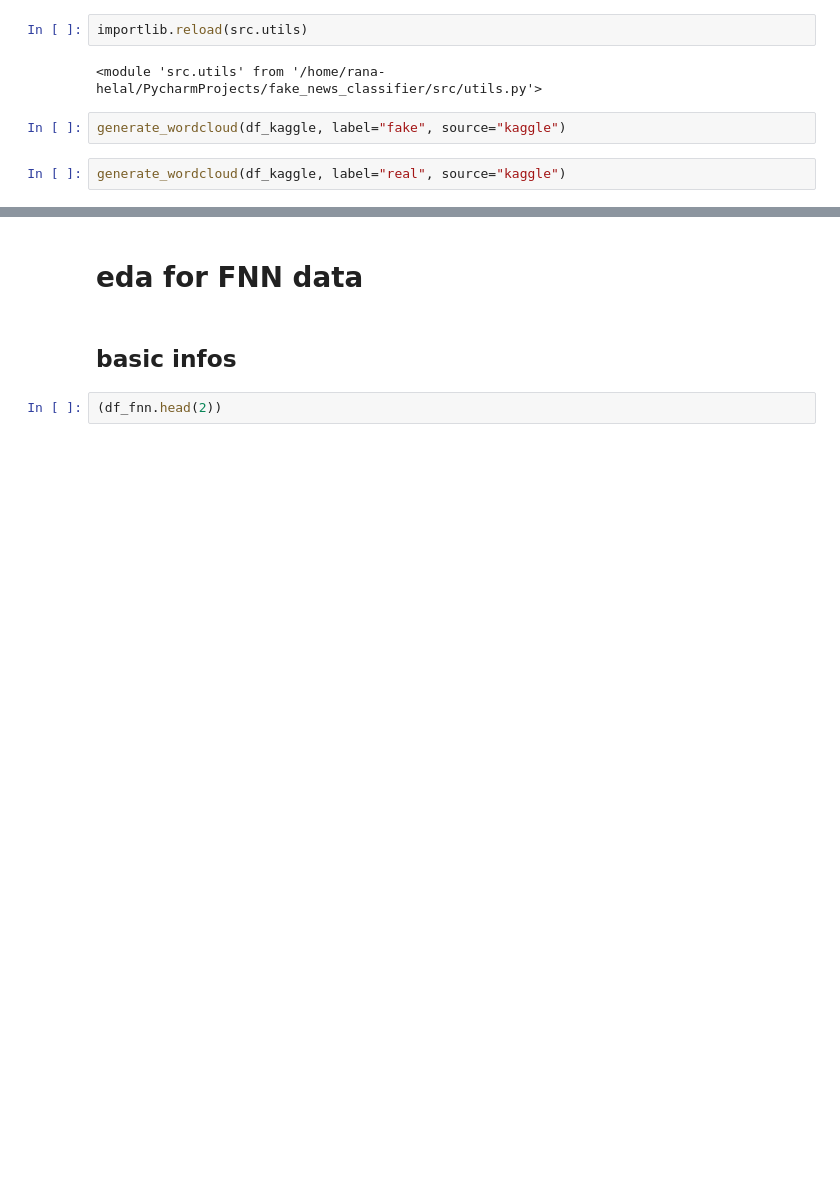
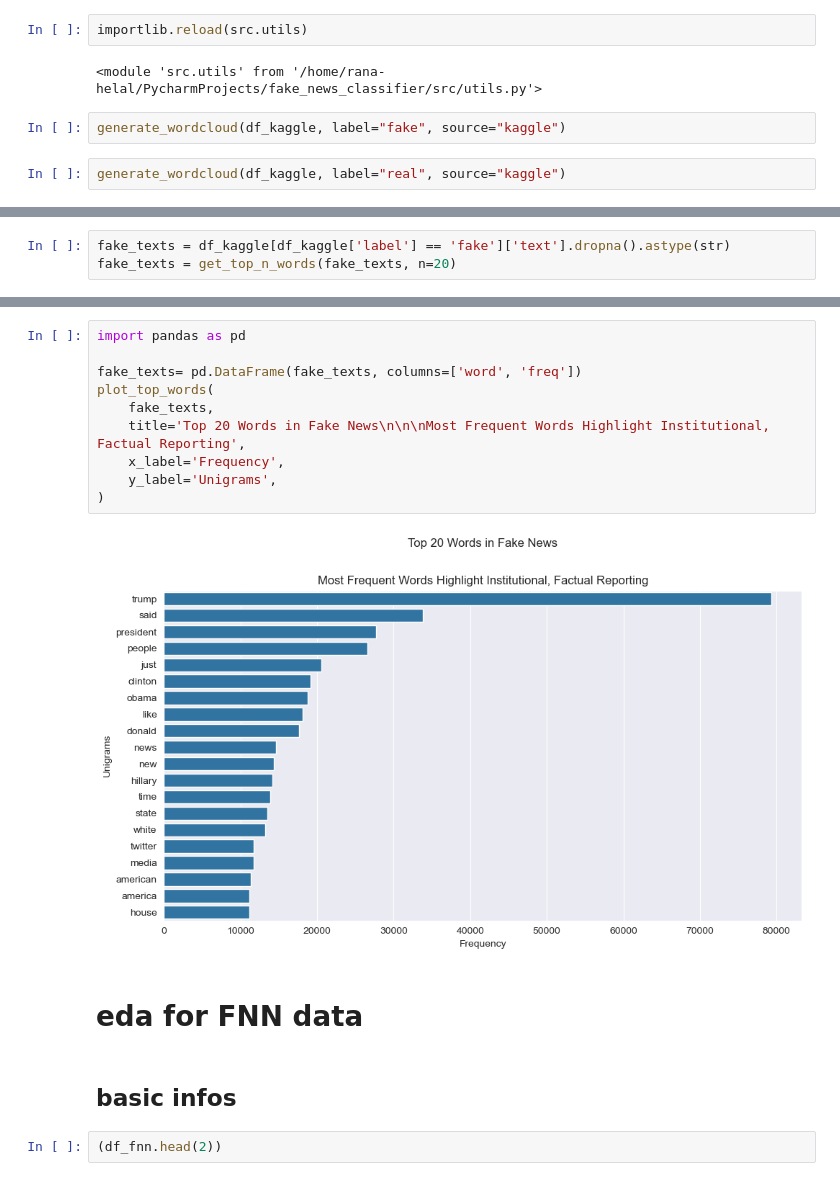
Before and after one commit to ranaehelal/fake_news_classifier, a Jupyter notebook: notebooks/01_eda.ipynb, the cells around one changed output, grey strips where cells are left out. Drawn from its saved outputs; the diff is of its cells as text; blank space fills up the shorter version.

```diff
--- a/notebooks/01_eda.ipynb
+++ b/notebooks/01_eda.ipynb
@@ -132,0 +193,3 @@ generate_wordcloud(df_kaggle, label="real", source="kaggle")
+# %%
+fake_texts = df_kaggle[df_kaggle['label'] == 'fake']['text'].dropna().astype(str)
+fake_texts = get_top_n_words(fake_texts, n=20)
@@ -133,3 +208,15 @@ generate_wordcloud(df_kaggle, label="real", source="kaggle")
+# %%
+import pandas as pd
+
+fake_texts= pd.DataFrame(fake_texts, columns=['word', 'freq'])
+plot_top_words(
+    fake_texts,
+    title='Top 20 Words in Fake News\n\n\nMost Frequent Words Highlight Institutional, Factual Reporting',
+    x_label='Frequency',
+    y_label='Unigrams',
+)
+# %% [output]
+[figure, added]
 # %% [markdown]
 # eda for FNN data
 # %% [markdown]
```
Also changed, not shown: parts of 15 cells of this notebook, 1 other file.
